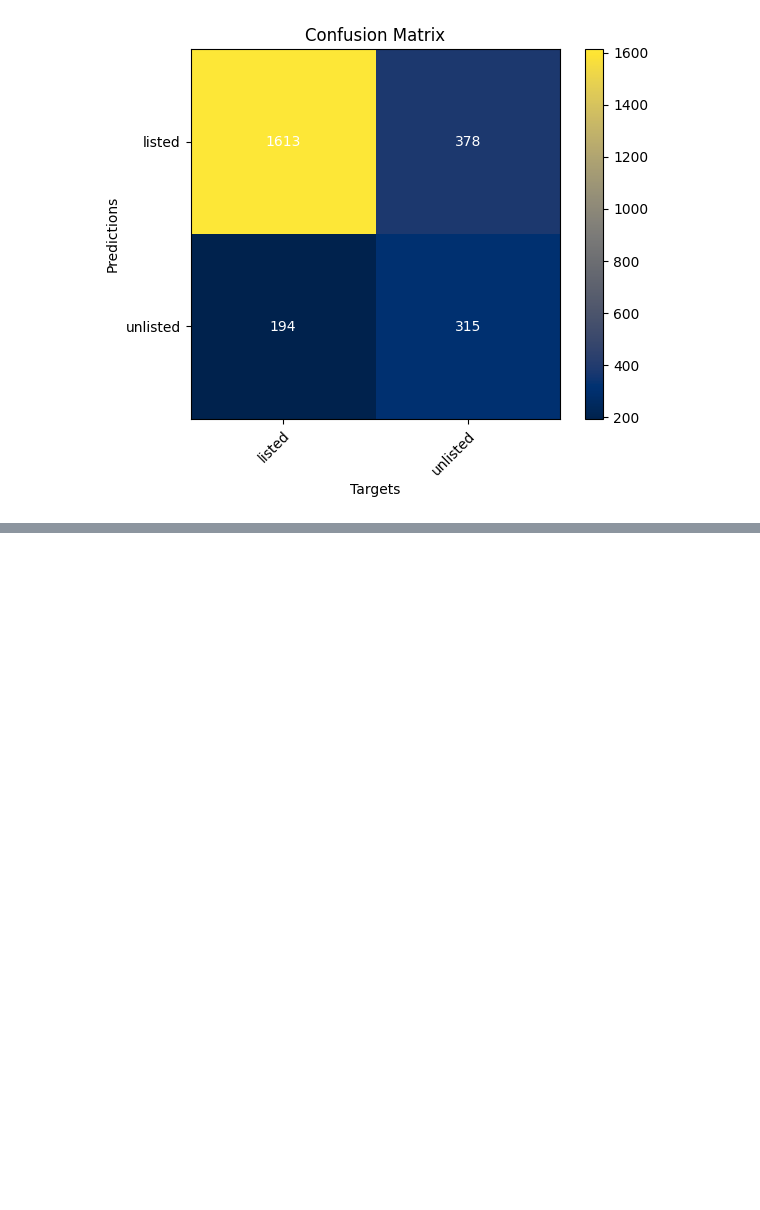
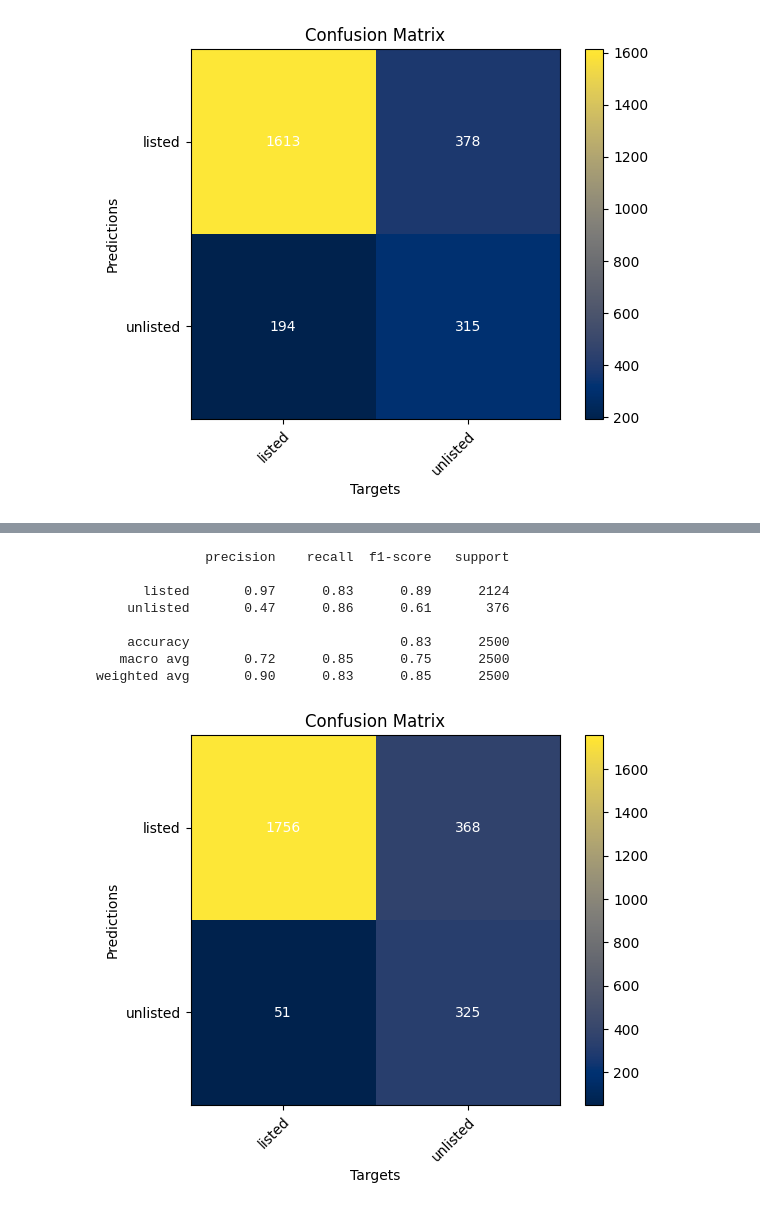
Before and after one commit to iryna-savchuk/TM_project, a Jupyter notebook: Analogue Lab 1 (Text cleaning, Bag of Words, KNeighborsClassifier to predict Amazon Reviews).ipynb, the cells around one changed output, grey strips where cells are left out. Drawn from its saved outputs; the diff is of its cells as text; code cells hidden in the pictures; blank space fills up the shorter version.

```diff
--- a/Analogue Lab 1 (Text cleaning, Bag of Words, KNeighborsClassifier to predict Amazon Reviews).ipynb
+++ b/Analogue Lab 1 (Text cleaning, Bag of Words, KNeighborsClassifier to predict Amazon Reviews).ipynb
@@ -410,0 +639,19 @@ plot_cm(confusion_matrix(y_pred, y_val), labels.keys())
+# %%
+import xgboost as xgb
+
+model_xgb = xgb.XGBClassifier(scale_pos_weight=0.25, random_state=123)
+model_xgb.fit(X_train_new, y_train)
+y_pred = model_xgb.predict(X_val_new)
+
+print(classification_report(y_pred, y_val, target_names = labels.keys()))
+plot_cm(confusion_matrix(y_pred, y_val), labels.keys())
+# %% [output]
+              precision    recall  f1-score   support
+
+      listed       0.97      0.83      0.89      2124
+    unlisted       0.47      0.86      0.61       376
+
+    accuracy                           0.83      2500
+   macro avg       0.72      0.85      0.75      2500
+weighted avg       0.90      0.83      0.85      2500
+[figure, added]
```
Also changed, not shown: parts of 27 cells of this notebook, 1 other file.
